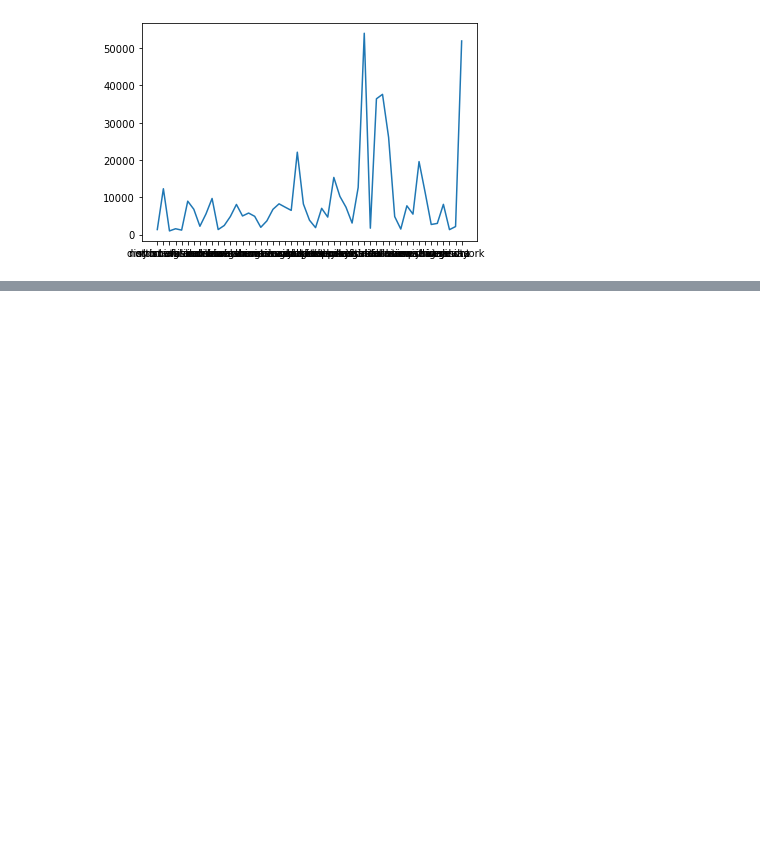
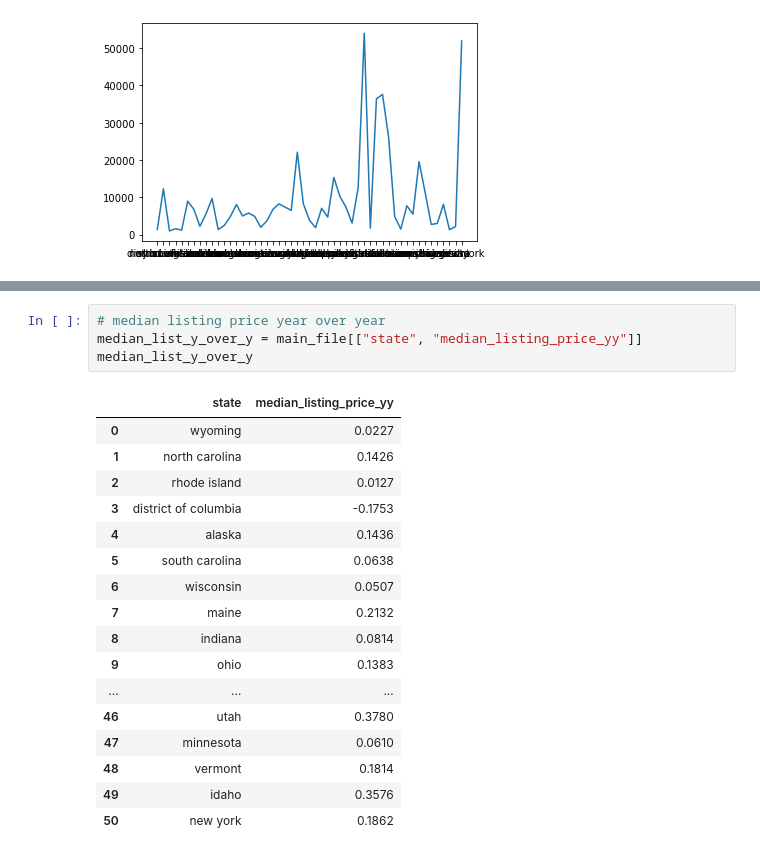
Before and after one commit to bdowd91/real_estate_data, a Jupyter notebook: file_exploration.ipynb, the cells around one changed output, grey strips where cells are left out. Drawn from its saved outputs; the diff is of its cells as text; blank space fills up the shorter version.

```diff
--- a/file_exploration.ipynb
+++ b/file_exploration.ipynb
@@ -52,0 +121,22 @@ plt.show()
+# %%
+# median listing price year over year
+median_list_y_over_y = main_file[["state", "median_listing_price_yy"]]
+median_list_y_over_y
+# %% [output]
+|  | state | median_listing_price_yy |
+| 0 | wyoming | 0.0227 |
+| 1 | north carolina | 0.1426 |
+| 2 | rhode island | 0.0127 |
+| 3 | district of columbia | -0.1753 |
+| 4 | alaska | 0.1436 |
+| 5 | south carolina | 0.0638 |
+| 6 | wisconsin | 0.0507 |
+| 7 | maine | 0.2132 |
+| 8 | indiana | 0.0814 |
+| 9 | ohio | 0.1383 |
+| ... | ... | ... |
+| 46 | utah | 0.3780 |
+| 47 | minnesota | 0.0610 |
+| 48 | vermont | 0.1814 |
+| 49 | idaho | 0.3576 |
+| 50 | new york | 0.1862 |
```
Also changed, not shown: parts of 7 cells of this notebook.
